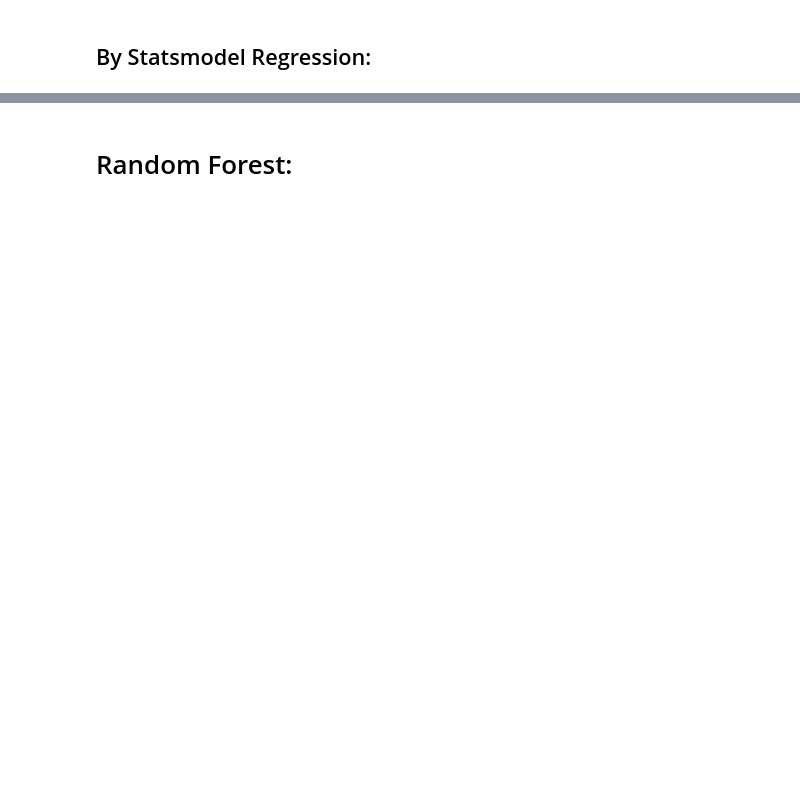
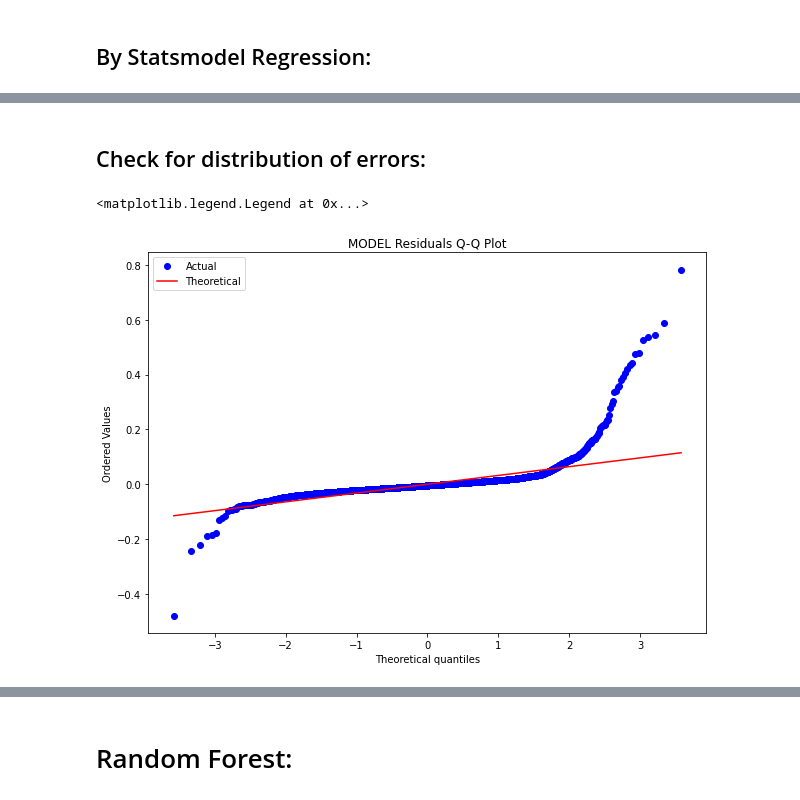
Before and after one commit to sspaulc/TED_TALKS_VIEWS_PREDICTION, a Jupyter notebook: Sanchita_Ted_Talks_Views.ipynb, the cells around one changed output, grey strips where cells are left out. Drawn from its saved outputs; the diff is of its cells as text; code cells hidden in the pictures; blank space fills up the shorter version.

```diff
--- a/Sanchita_Ted_Talks_Views.ipynb
+++ b/Sanchita_Ted_Talks_Views.ipynb
@@ -1037,3 +1036,5 @@ Warnings:
 [1] Standard Errors assume that the covariance matrix of the errors is correctly specified.
 [2] The condition number is large, 1.33e+05. This might indicate that there are
 strong multicollinearity or other numerical problems.
+# %% [markdown]
+## Check for distribution of errors:
@@ -1039,0 +1043,7 @@ strong multicollinearity or other numerical problems.
+# %%
+stats.probplot(ks2_res.resid, dist="norm", plot= plt)
+plt.title("MODEL Residuals Q-Q Plot")
+plt.legend(['Actual','Theoretical'])
+# %% [output]
+<matplotlib.legend.Legend at 0x...>
+[figure, added]
```
Also changed, not shown: parts of 25 cells of this notebook.
